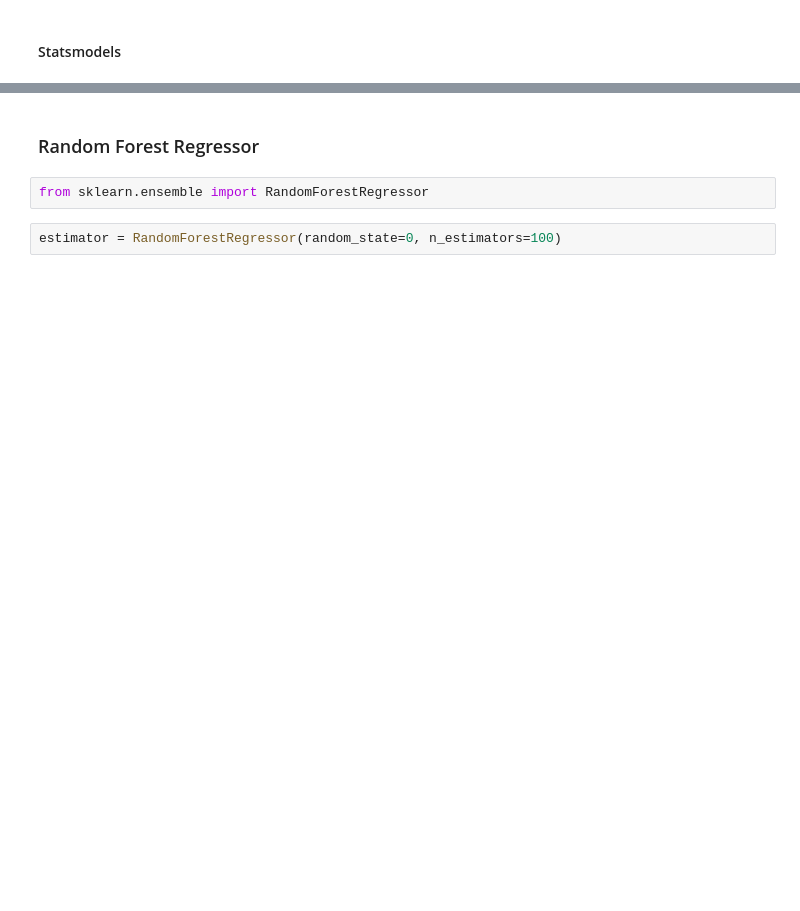
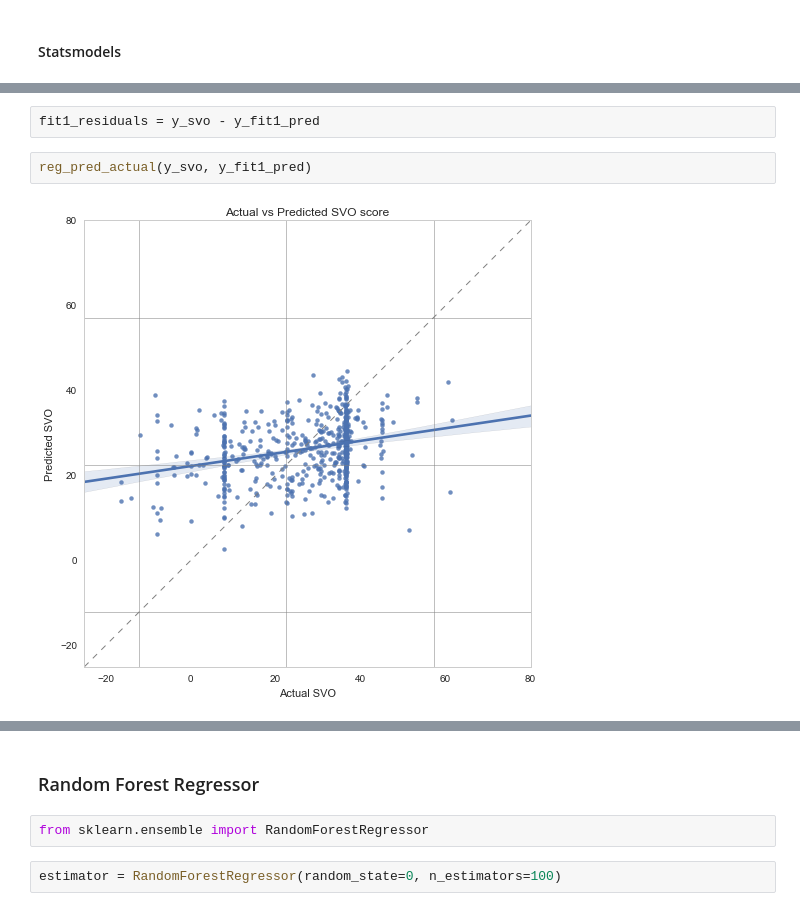
Before and after one commit to pdarche/thesis, a Jupyter notebook: notebooks/Modeling.ipynb, the cells around one changed output, grey strips where cells are left out. Drawn from its saved outputs; the diff is of its cells as text; blank space fills up the shorter version.

```diff
--- a/notebooks/Modeling.ipynb
+++ b/notebooks/Modeling.ipynb
@@ -192,0 +219,6 @@ OLS Regression Results
+# %%
+fit1_residuals = y_svo - y_fit1_pred
+# %%
+reg_pred_actual(y_svo, y_fit1_pred)
+# %% [output]
+[figure, added]
```
Also changed, not shown: parts of 79 cells of this notebook.
